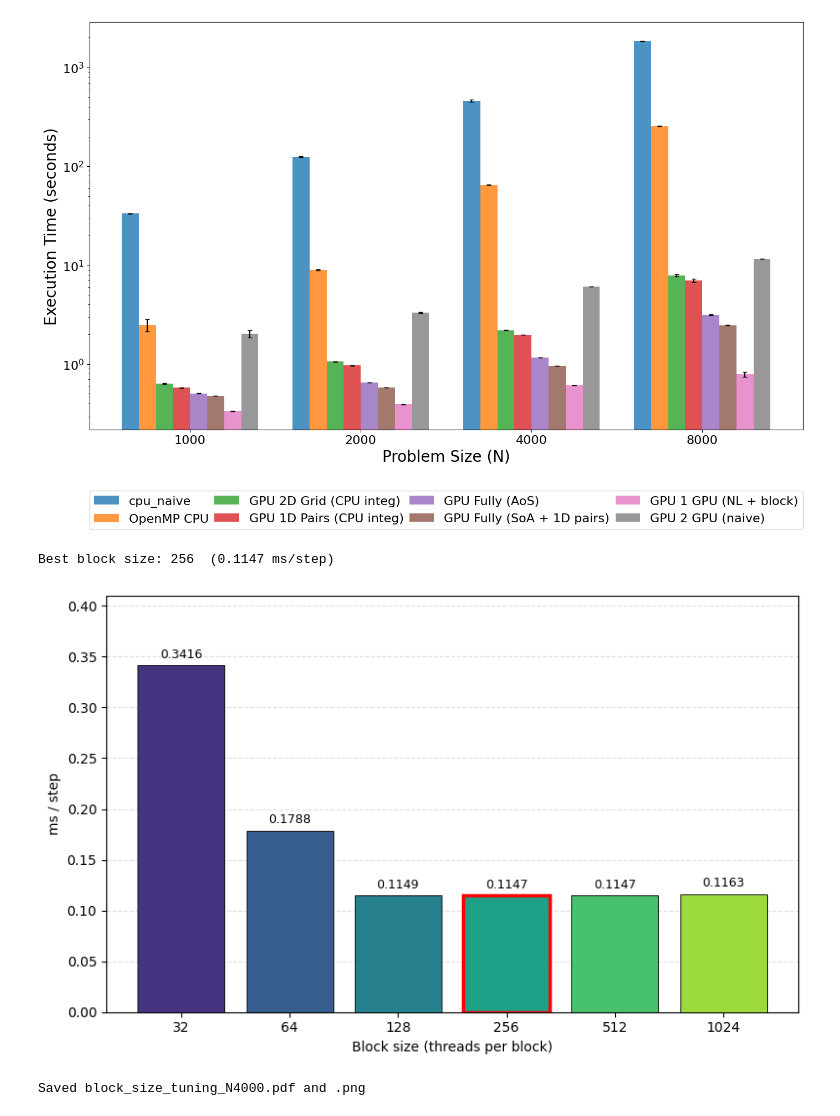
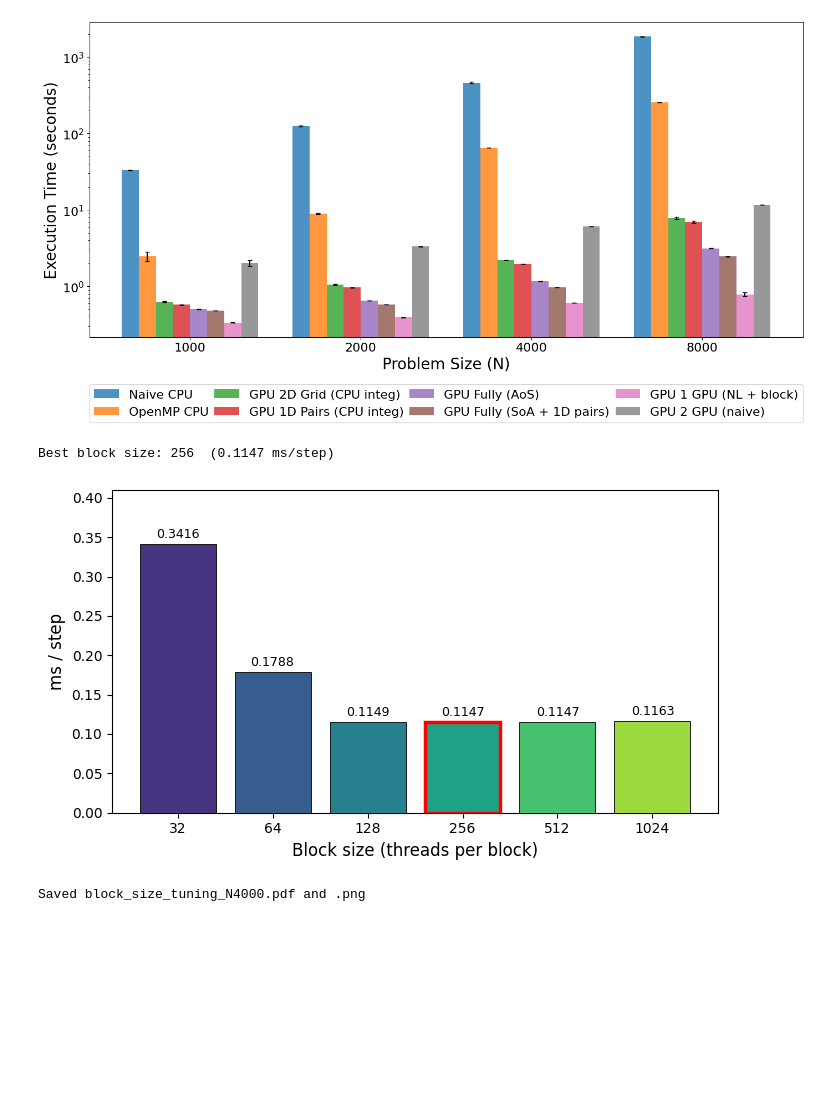
Before and after one commit to GuillemMasdemont/HPC, a Jupyter notebook: labs/04-Assignment3-CUDA/report/notebook.ipynb, the cells around one changed output. Cells and saved outputs as stored; diff of their text form; code cells hidden in the pictures; blank space fills up the shorter version.

```diff
--- a/labs/04-Assignment3-CUDA/report/notebook.ipynb
+++ b/labs/04-Assignment3-CUDA/report/notebook.ipynb
@@ -46,6 +46,7 @@ data = {
 # %%
 # Mapping system for explainable labels
 label_mapping = {
+    'cpu_naive': 'Naive CPU',
     'seq_v2': 'OpenMP CPU',
     'gpu_v2': 'GPU 2D Grid (CPU integ)',
     'gpu_v3': 'GPU 1D Pairs (CPU integ)',
@@ -59,40 +60,40 @@ label_mapping = {
 n_sizes = sorted(data.keys())
 ver_keys = ['cpu_naive', 'seq_v2', 'gpu_v2', 'gpu_v3', 'gpu_v4', 'gpu_v5', 'gpu_v6', 'gpu_v7']
 
-fig, ax = plt.subplots(figsize=(14, 10))
+fig, ax = plt.subplots(figsize=(14, 8))
 bar_width = 0.1
 indices = range(len(n_sizes))
 
 for i, key in enumerate(ver_keys):
     times = [data[n][key][0] for n in n_sizes]
     stds = [data[n][key][1] for n in n_sizes]
     pos = [idx + (i - len(ver_keys)/2) * bar_width + bar_width/2 for idx in indices]
 
     display_label = label_mapping.get(key, key)
     ax.bar(pos, times, bar_width, label=display_label, yerr=stds, capsize=3, alpha=0.8)
 
 # Formatting
 ax.set_yscale('log')
 ax.set_xticks(indices)
 ax.set_xticklabels(n_sizes)
 ax.set_xlabel('Problem Size (N)', fontsize=20)
 ax.set_ylabel('Execution Time (seconds)', fontsize=20)
 ax.tick_params(labelsize=16)
 
 ax.legend(
     loc='upper left',
     bbox_to_anchor=(0.0, -0.25, 1.0, 0.1),   # x, y, width, height in axes coords
     mode='expand',
     ncol=4,
     fontsize=16,
     borderaxespad=0.0
 )
 
 plt.tight_layout(rect=[0, 0.05, 1, 1])
 plt.savefig('performance_variance_plot.png', bbox_inches='tight')
 plt.show()
 # %% [output]
-[figure, old version]
+[figure, new version]
 # %%
 import numpy as np
 # %%
@@ -104,7 +105,7 @@ best_time = min(times)
 best_bs   = block_sizes[times.index(best_time)]
 print(f'Best block size: {best_bs}  ({best_time:.4f} ms/step)')
 # ── Plot ──────────────────────────────────────────────────────────────────────
-fig, ax = plt.subplots(figsize=(8, 5))
+fig, ax = plt.subplots(figsize=(7, 4))
 
 colors = plt.cm.viridis(np.linspace(0.15, 0.85, len(block_sizes)))
 
@@ -134,10 +135,10 @@ for bar, t in zip(bars, times):
 
 # Best time reference line
 
-ax.set_xlabel('Block size (threads per block)', fontsize=10)
-ax.set_ylabel('ms / step', fontsize=10)
+ax.set_xlabel('Block size (threads per block)', fontsize=12)
+ax.set_ylabel('ms / step', fontsize=12)
 ax.set_ylim(0, max(times) * 1.2)
-ax.grid(axis='y', linestyle='--', alpha=0.4, zorder=0)
+#ax.grid(axis='y', linestyle='--', alpha=0.4, zorder=0)
 
 
 plt.tight_layout()
@@ -147,5 +148,5 @@ plt.show()
 print('Saved block_size_tuning_N4000.pdf and .png')
 # %% [output]
 Best block size: 256  (0.1147 ms/step)
-[figure, old version]
+[figure, new version]
 Saved block_size_tuning_N4000.pdf and .png
```
Also changed, not shown: 15 other files.
